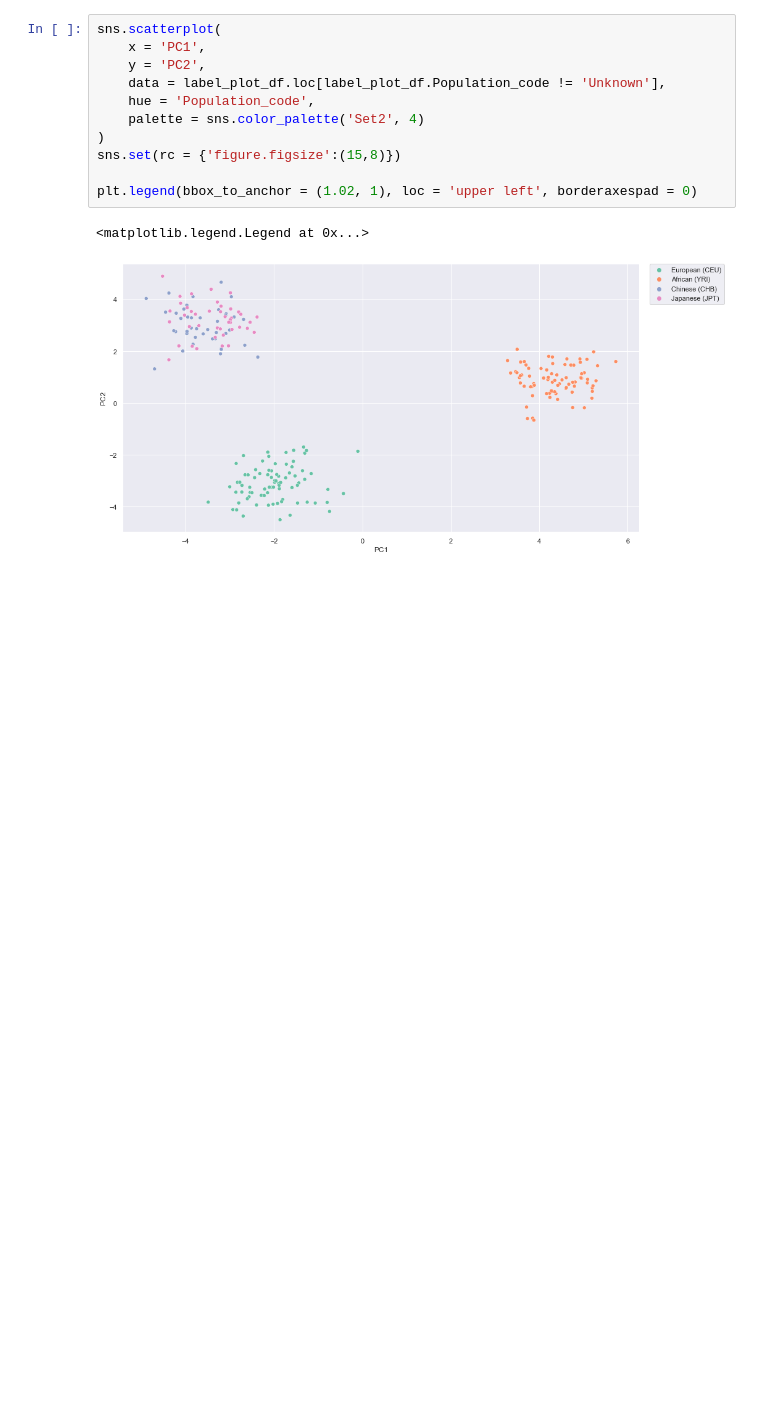
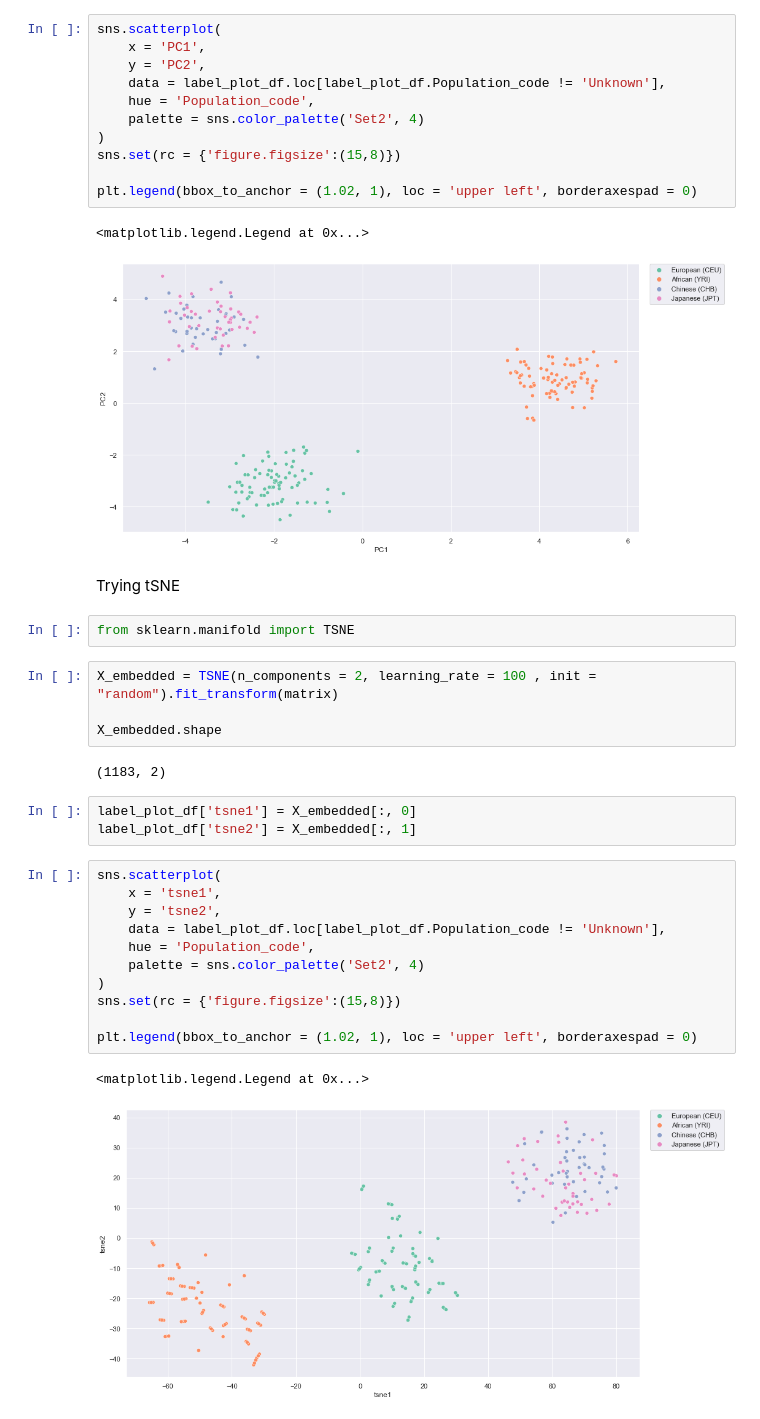
Before and after one commit to flemm0/TRGN514, a Jupyter notebook: Week7/genotype_pca.ipynb, the cells around one changed output. Cells and saved outputs as stored; diff of their text form; blank space fills up the shorter version.

```diff
--- a/Week7/genotype_pca.ipynb
+++ b/Week7/genotype_pca.ipynb
@@ -171,3 +171,30 @@ plt.legend(bbox_to_anchor = (1.02, 1), loc = 'upper left', borderaxespad = 0)
 # %% [output]
 <matplotlib.legend.Legend at 0x...>
 [figure]
+# %% [markdown]
+Trying tSNE
+# %%
+from sklearn.manifold import TSNE
+# %%
+X_embedded = TSNE(n_components = 2, learning_rate = 100 , init = "random").fit_transform(matrix)
+
+X_embedded.shape
+# %% [output]
+(1183, 2)
+# %%
+label_plot_df['tsne1'] = X_embedded[:, 0]
+label_plot_df['tsne2'] = X_embedded[:, 1]
+# %%
+sns.scatterplot(
+    x = 'tsne1',
+    y = 'tsne2',
+    data = label_plot_df.loc[label_plot_df.Population_code != 'Unknown'],
+    hue = 'Population_code',
+    palette = sns.color_palette('Set2', 4)
+)
+sns.set(rc = {'figure.figsize':(15,8)})
+
+plt.legend(bbox_to_anchor = (1.02, 1), loc = 'upper left', borderaxespad = 0)
+# %% [output]
+<matplotlib.legend.Legend at 0x...>
+[figure, added]
```
Also changed, not shown: parts of 3 cells of this notebook, 1 other file.
